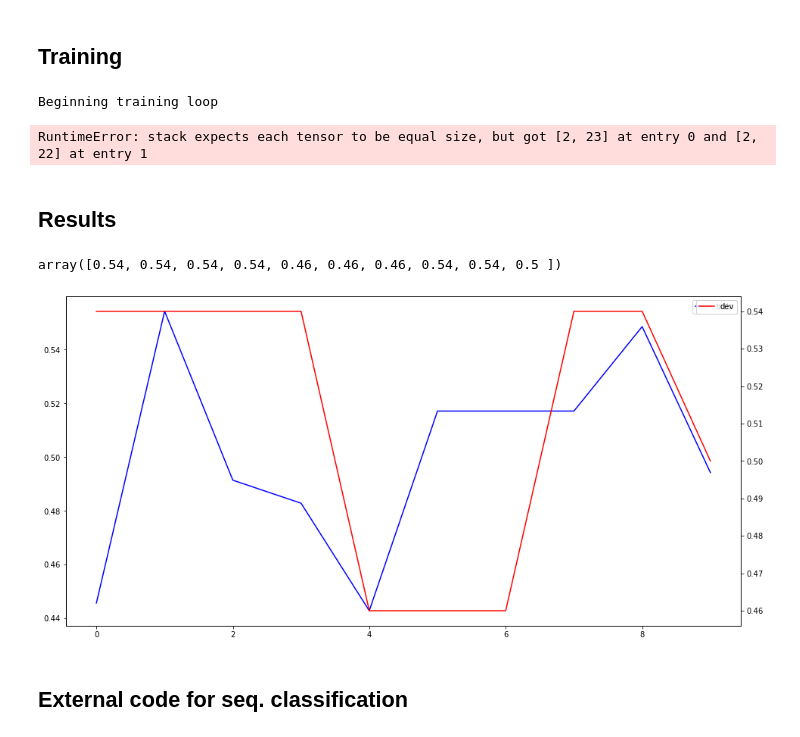
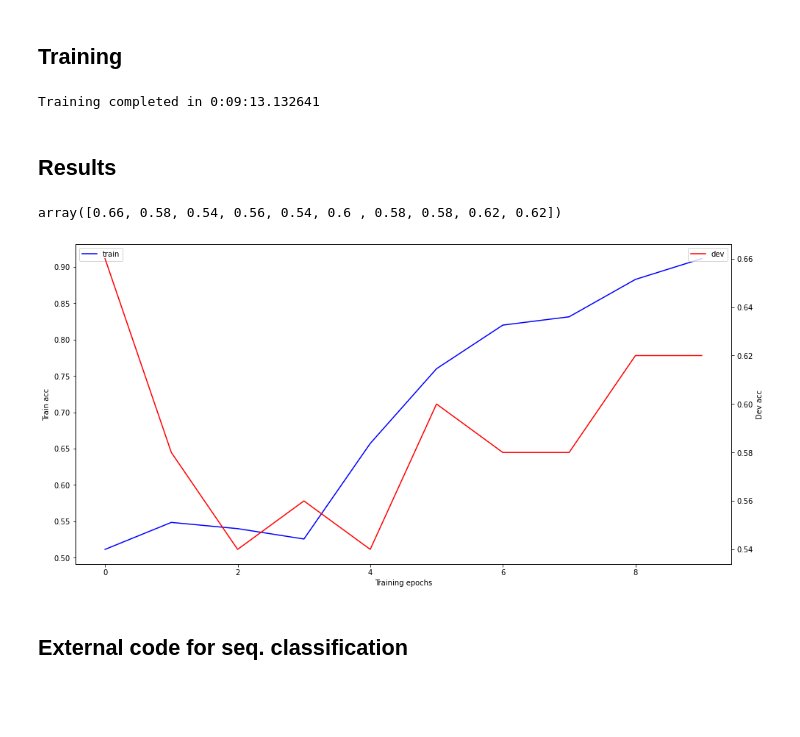
Before and after one commit to LiGhtime/NLPProject, a Jupyter notebook: Roberta Sequence Classification.ipynb, the cells around one changed output. Saved outputs shown, nothing was run; the diff lists cells and outputs as text; code cells hidden in the pictures; blank space fills up the shorter version.

Commit message:
Fixed value unpacking error

```diff
--- a/Roberta Sequence Classification.ipynb
+++ b/Roberta Sequence Classification.ipynb
@@ -37,14 +37,15 @@ class CopaDataset(Dataset):
             choices.append(row['choice2'])
             self.labels.append(row['label'])
 
-        tokenized = tokenizer(prompts, choices, return_tensors='pt',
+        tokenized = self.tokenizer(prompts, choices, return_tensors='pt',
                               padding=True, truncation=True)
 
         for i in range(int(len(tokenized['input_ids']) / 2)):
             idx = 2 * i
-            self.data.append(torch.stack([tokenized['input_ids'][idx], tokenized['input_ids'][idx + 1]]))
+            self.data.append(torch.stack([tokenized['input_ids'][idx],
+                                          tokenized['input_ids'][idx + 1]]).to(device))
             self.masks.append(torch.stack([tokenized['attention_mask'][idx],
-                               tokenized['attention_mask'][idx + 1]]))
+                                           tokenized['attention_mask'][idx + 1]]).to(device))
 
     def __len__(self):
         return len(self.data)
@@ -55,8 +56,8 @@ class CopaDataset(Dataset):
     def __getitem__(self, idx):
         if torch.is_tensor(idx):
             idx = idx.to_list()
-        return ([torch.tensor(self.data[idx], device=device),
-                 torch.tensor(self.masks[idx], device=device)]), torch.tensor(self.labels[idx], device=device)
+        return ([self.data[idx],
+                 self.masks[idx]]), torch.tensor(self.labels[idx], device=device)
 # %%
 train_data = CopaDataset('data/train.jsonl')
 train_dataloader = DataLoader(train_data, batch_size=16, shuffle=True)
@@ -77,14 +78,14 @@ config = RobertaConfig.from_pretrained('roberta-base', num_labels=2)
 ## Training
 # %%
 # initialize model
-teacup = RobertaForSequenceClassification(config)
+teacup = RobertaForMultipleChoice(config)
 teacup.to(device)
 torch.cuda.empty_cache()
 
 # 3) Now we train our model.
 start_time = datetime.now()
-epochs = 1
-report_per = 1
+epochs = 50
+report_per = 5
 
 # optimizer & LR decay scheduler
 optimizer = AdamW(teacup.parameters(), lr=3e-5)
@@ -151,24 +152,27 @@ for i in range(epochs):
 end_time = datetime.now()
 print(f'Training completed in {str(end_time - start_time)}')
 # %% [output]
-Beginning training loop
+Training completed in 0:09:13.132641
-RuntimeError: stack expects each tensor to be equal size, but got [2, 23] at entry 0 and [2, 22] at entry 1
 # %% [markdown]
 ## Results
 # %%
 dev_acc
 # %% [output]
-array([0.54, 0.54, 0.54, 0.54, 0.46, 0.46, 0.46, 0.54, 0.54, 0.5 ])
+array([0.66, 0.58, 0.54, 0.56, 0.54, 0.6 , 0.58, 0.58, 0.62, 0.62])
 # %%
 # BVT plot
 fig, ax = plt.subplots(figsize=(16, 8))
+ax2 = ax.twinx()
 ax.plot(train_acc, label='train', color='blue')
-ax2 = ax.twinx()
 ax2.plot(dev_acc, label='dev', color='red')
+
 ax.legend()
 ax2.legend()
+ax.set_ylabel('Train acc')
+ax2.set_ylabel('Dev acc')
+ax.set_xlabel('Training epochs')
 plt.show()
 # %% [output]
-[figure, old version]
+[figure, new version]
 # %% [markdown]
 ## External code for seq. classification
```
Also changed, not shown: parts of 4 cells of this notebook.
